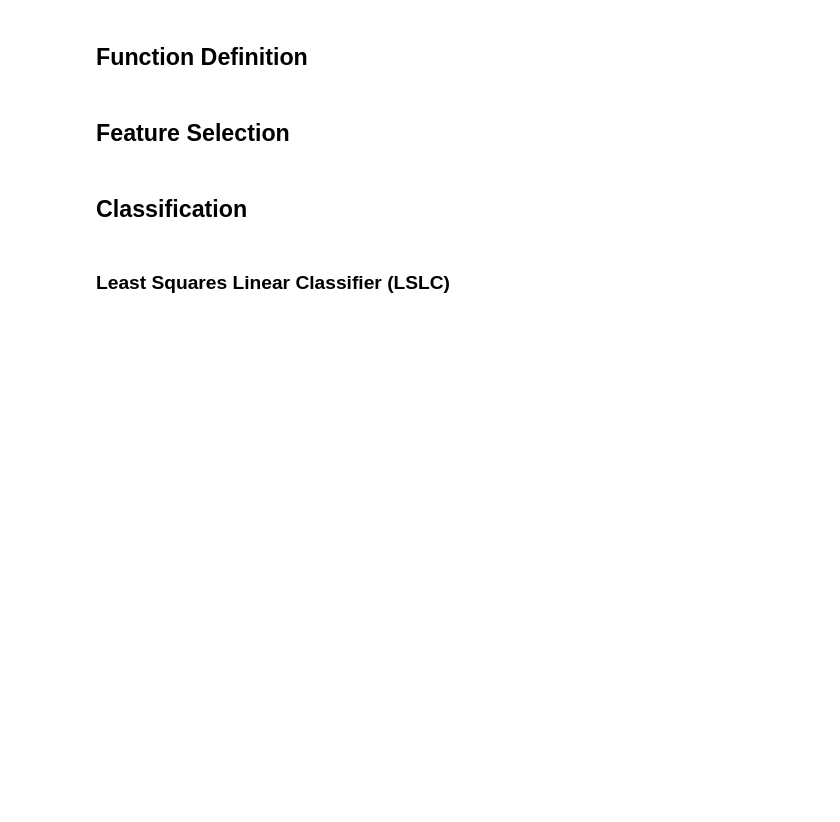
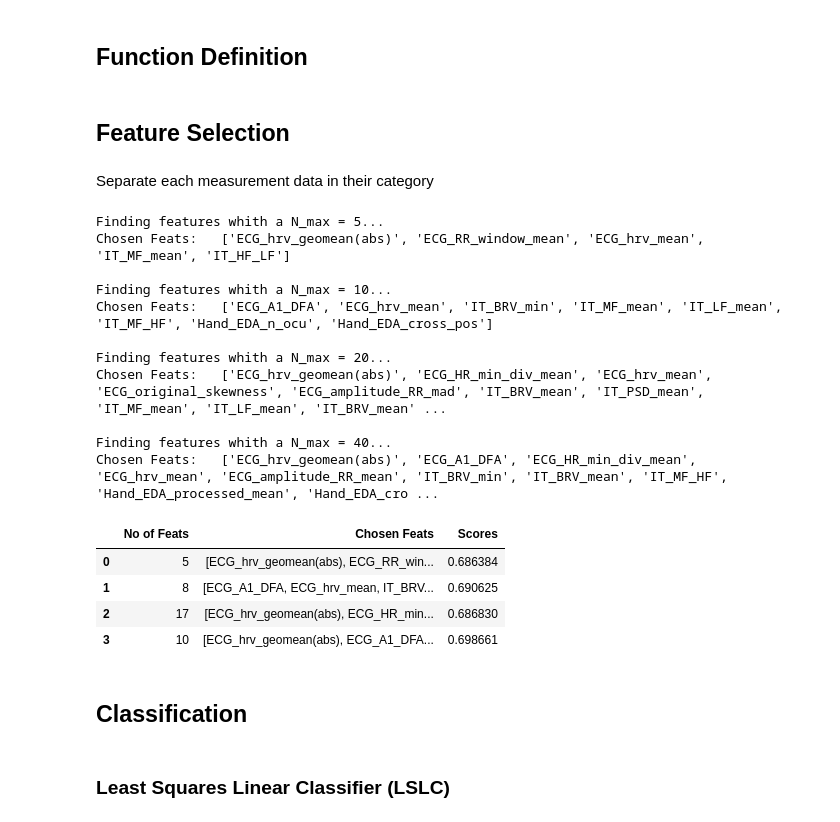
Before and after one commit to xaviersantos/dm, a Jupyter notebook: project/final_project.ipynb, the cells around one changed output. Drawn from its saved outputs; the diff is of its cells as text; code cells hidden in the pictures; blank space fills up the shorter version.

Commit message:
GENETIC ALGORITHM SELECTION FOR UP TO 40 FEATURES

```diff
--- a/project/final_project.ipynb
+++ b/project/final_project.ipynb
@@ -190,0 +178,2 @@ N_max = [5, 10, 20, 40, 60, 80]
+# %% [markdown]
+Separate each measurement data in their category
@@ -191,3 +185,72 @@ N_max = [5, 10, 20, 40, 60, 80]
+# %%
+# For this work, the number of features selected was discretized by group size in 5, 10, 20, 40, 60, 80 and the full set
+#N_max = [5, 10, 20, 40, 60, 80]
+#N_max.append(X_ECG.shape[1])
+N_max = [5, 10, 20, 40]
+
+# Each combination is ranked using the mean squared error of a LSLC measured using the design set.
+estimator = LogisticRegression(solver = "liblinear", C = 6, tol = 1, fit_intercept = True)
+
+report = pd.DataFrame()
+nofeats = []
+chosen_feats = []
+cvscore = []
+
+# for each of the N_max we'll select the best features usig a Genetic Algorithm
+for k in N_max:
+
+    print("\nFinding features whith a N_max = " + str(k) + "...")
+
+    selector = GeneticSelectionCV(estimator,
+                                cv = 40,
+                                verbose = 0,
+                                scoring = "accuracy",
+                                max_features = k,
+                                n_population = 100,
+                                crossover_proba = 0.5,
+                                mutation_proba = 0.2,
+                                n_generations = 10,
+                                crossover_independent_proba=0.5,
+                                mutation_independent_proba=0.01,
+                                tournament_size = 3,
+                                n_gen_no_change=10,
+                                caching=True,
+                                n_jobs=-1)
+
+    # all features set (X)
+    selector = selector.fit(X, y)
+
+    genfeats = X.columns[selector.support_]
+    genfeats = list(genfeats)
+    print("Chosen Feats:  ", genfeats)
+
+    cv_score = selector.generation_scores_[-1]
+    nofeats.append(len(genfeats))
+    chosen_feats.append(genfeats)
+    cvscore.append(cv_score)
+
+report["No of Feats"] = nofeats
+report["Chosen Feats"] = chosen_feats
+report["Scores"] = cvscore
+
+report
+# %% [output]
+Finding features whith a N_max = 5...
+Chosen Feats:   ['ECG_hrv_geomean(abs)', 'ECG_RR_window_mean', 'ECG_hrv_mean', 'IT_MF_mean', 'IT_HF_LF']
+
+Finding features whith a N_max = 10...
+Chosen Feats:   ['ECG_A1_DFA', 'ECG_hrv_mean', 'IT_BRV_min', 'IT_MF_mean', 'IT_LF_mean', 'IT_MF_HF', 'Hand_EDA_n_ocu', 'Hand_EDA_cross_pos']
+
+Finding features whith a N_max = 20...
+Chosen Feats:   ['ECG_hrv_geomean(abs)', 'ECG_HR_min_div_mean', 'ECG_hrv_mean', 'ECG_original_skewness', 'ECG_amplitude_RR_mad', 'IT_BRV_mean', 'IT_PSD_mean', 'IT_MF_mean', 'IT_LF_mean', 'IT_BRV_mean' ...
+
+Finding features whith a N_max = 40...
+Chosen Feats:   ['ECG_hrv_geomean(abs)', 'ECG_A1_DFA', 'ECG_HR_min_div_mean', 'ECG_hrv_mean', 'ECG_amplitude_RR_mean', 'IT_BRV_min', 'IT_BRV_mean', 'IT_MF_HF', 'Hand_EDA_processed_mean', 'Hand_EDA_cro ...
+|  | No of Feats | Chosen Feats | Scores |
+| 0 | 5 | [ECG_hrv_geomean(abs), ECG_RR_win... | 0.686384 |
+| 1 | 8 | [ECG_A1_DFA, ECG_hrv_mean, IT_BRV... | 0.690625 |
+| 2 | 17 | [ECG_hrv_geomean(abs), ECG_HR_min... | 0.686830 |
+| 3 | 10 | [ECG_hrv_geomean(abs), ECG_A1_DFA... | 0.698661 |
 # %% [markdown]
 ## Classification
 # %% [markdown]
```
Also changed, not shown: parts of 4 cells of this notebook.
